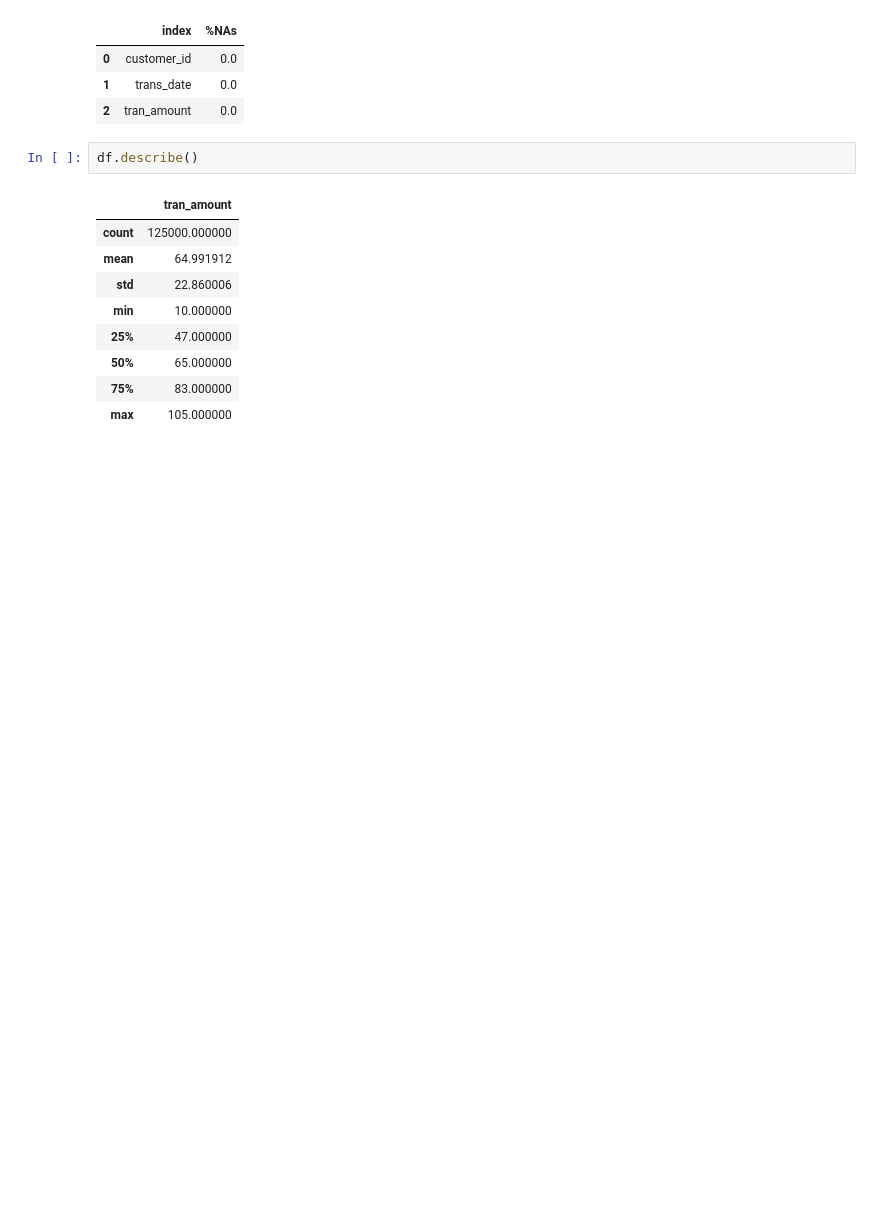
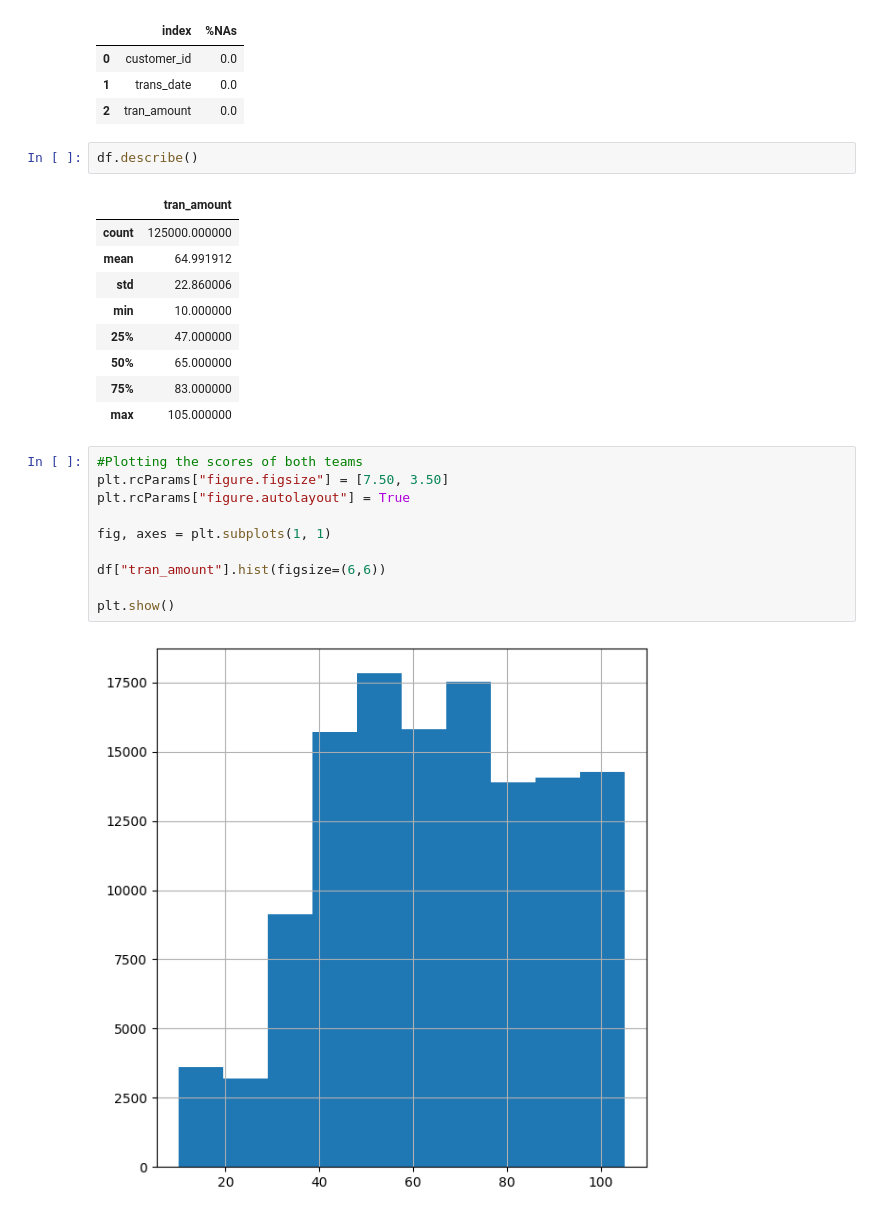
Before and after one commit to dan-behar/gbm_tests, a Jupyter notebook: ejercicio4/script.ipynb, the cells around one changed output. Saved outputs shown, nothing was run; the diff lists cells and outputs as text; blank space fills up the shorter version.

```diff
--- a/ejercicio4/script.ipynb
+++ b/ejercicio4/script.ipynb
@@ -62,3 +85,15 @@ df.describe()
 | 50% | 65.000000 |
 | 75% | 83.000000 |
 | max | 105.000000 |
+# %%
+#Plotting the scores of both teams
+plt.rcParams["figure.figsize"] = [7.50, 3.50]
+plt.rcParams["figure.autolayout"] = True
+
+fig, axes = plt.subplots(1, 1)
+
+df["tran_amount"].hist(figsize=(6,6))
+
+plt.show()
+# %% [output]
+[figure, added]
```
Also changed, not shown: parts of 7 cells of this notebook, 3 other files.
